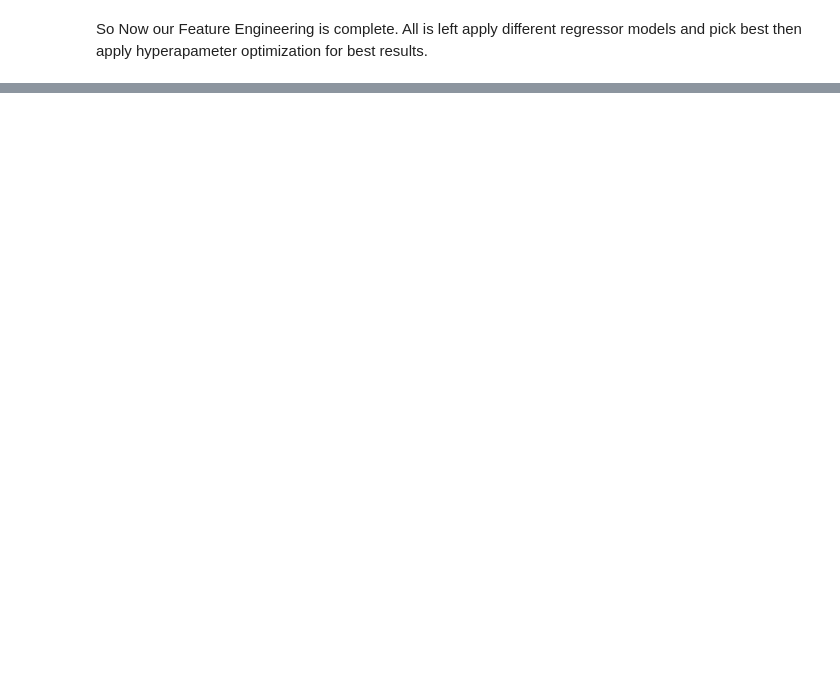
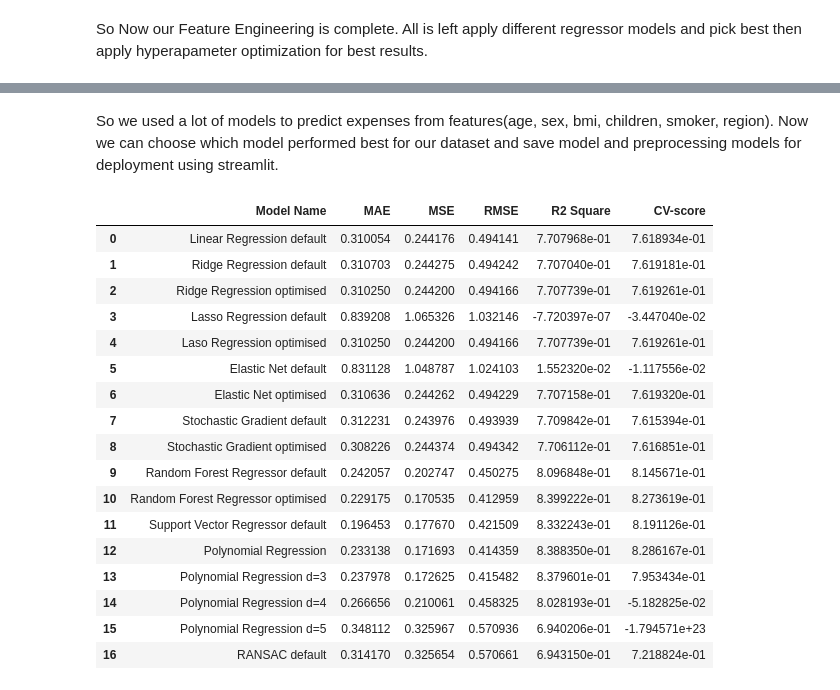
Before and after one commit to ikaushikpal/Insurance_Premium_Prediction, a Jupyter notebook: jNotebook Files/Insurance Premium Prediction.ipynb, the cells around one changed output, grey strips where cells are left out. Saved outputs shown, nothing was run; the diff lists cells and outputs as text; code cells hidden in the pictures; blank space fills up the shorter version.

Commit message:
completed building model and save model

```diff
--- a/jNotebook Files/Insurance Premium Prediction.ipynb
+++ b/jNotebook Files/Insurance Premium Prediction.ipynb
@@ -750,0 +1519,23 @@ So Now our Feature Engineering is complete. All is left apply different regresso
+# %% [markdown]
+So we used a lot of models to predict expenses from features(age, sex, bmi, children, smoker, region). Now we can choose which model performed best for our dataset and save model and preprocessing models for deployment using streamlit.
+# %%
+results
+# %% [output]
+|  | Model Name | MAE | MSE | RMSE | R2 Square | CV-score |
+| 0 | Linear Regression default | 0.310054 | 0.244176 | 0.494141 | 7.707968e-01 | 7.618934e-01 |
+| 1 | Ridge Regression default | 0.310703 | 0.244275 | 0.494242 | 7.707040e-01 | 7.619181e-01 |
+| 2 | Ridge Regression optimised | 0.310250 | 0.244200 | 0.494166 | 7.707739e-01 | 7.619261e-01 |
+| 3 | Lasso Regression default | 0.839208 | 1.065326 | 1.032146 | -7.720397e-07 | -3.447040e-02 |
+| 4 | Laso Regression optimised | 0.310250 | 0.244200 | 0.494166 | 7.707739e-01 | 7.619261e-01 |
+| 5 | Elastic Net default | 0.831128 | 1.048787 | 1.024103 | 1.552320e-02 | -1.117556e-02 |
+| 6 | Elastic Net optimised | 0.310636 | 0.244262 | 0.494229 | 7.707158e-01 | 7.619320e-01 |
+| 7 | Stochastic Gradient default | 0.312231 | 0.243976 | 0.493939 | 7.709842e-01 | 7.615394e-01 |
+| 8 | Stochastic Gradient optimised | 0.308226 | 0.244374 | 0.494342 | 7.706112e-01 | 7.616851e-01 |
+| 9 | Random Forest Regressor default | 0.242057 | 0.202747 | 0.450275 | 8.096848e-01 | 8.145671e-01 |
+| 10 | Random Forest Regressor optimised | 0.229175 | 0.170535 | 0.412959 | 8.399222e-01 | 8.273619e-01 |
+| 11 | Support Vector Regressor default | 0.196453 | 0.177670 | 0.421509 | 8.332243e-01 | 8.191126e-01 |
+| 12 | Polynomial Regression | 0.233138 | 0.171693 | 0.414359 | 8.388350e-01 | 8.286167e-01 |
+| 13 | Polynomial Regression d=3 | 0.237978 | 0.172625 | 0.415482 | 8.379601e-01 | 7.953434e-01 |
+| 14 | Polynomial Regression d=4 | 0.266656 | 0.210061 | 0.458325 | 8.028193e-01 | -5.182825e-02 |
+| 15 | Polynomial Regression d=5 | 0.348112 | 0.325967 | 0.570936 | 6.940206e-01 | -1.794571e+23 |
+| 16 | RANSAC default | 0.314170 | 0.325654 | 0.570661 | 6.943150e-01 | 7.218824e-01 |
```
Also changed, not shown: parts of 57 cells of this notebook.
